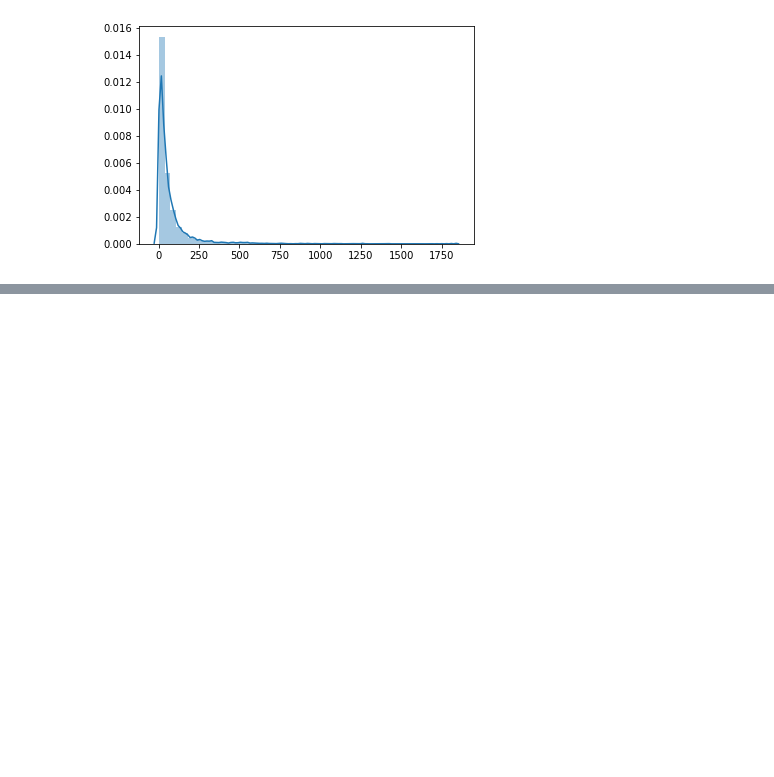
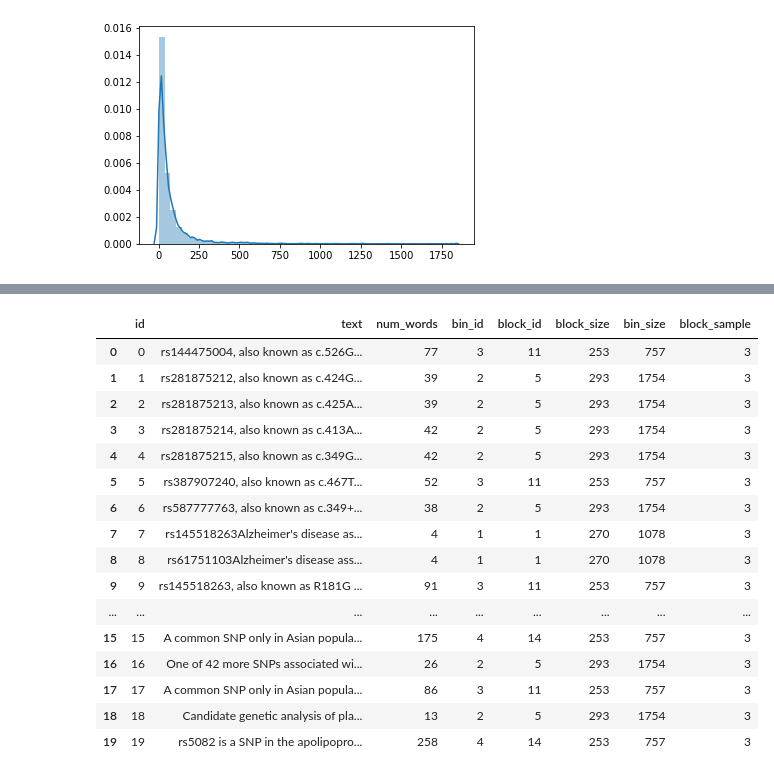
Before and after one commit to irbraun/snpedia-nlp, a Jupyter notebook: notebooks/stats.ipynb, the cells around one changed output, grey strips where cells are left out. Saved outputs shown, nothing was run; the diff lists cells and outputs as text; code cells hidden in the pictures; blank space fills up the shorter version.

Commit message:
bin and block splits

```diff
--- a/notebooks/stats.ipynb
+++ b/notebooks/stats.ipynb
@@ -59,0 +84,4 @@ For range 100 to 1000 there are 813
+# %%
+# Add a column indicating the number of words in each text.
+df["num_words"] = df["text"].map(lambda x: len(word_tokenize(x)))
+df.head(20)
@@ -59,0 +106,13 @@ For range 100 to 1000 there are 813
+# %%
+# The x value should be a particular integer, and the ranges should be a list of tuples of lower and upper bounds.
+in_range = lambda x,bounds: (x>=bounds[0] and x<bounds[1])
+in_ranges = lambda x,list_of_bounds_tuples: [in_range(x,bounds) for bounds in list_of_bounds_tuples]
+
+# Helpful function needed here for finding the index of the one true value in a boolean list.
+def index_of_true_value_in_list(bool_list):
+    assert sum(bool_list) == 1
+    return([i for i,x in enumerate(bool_list) if x][0])
+
+# Add a column indicating the ID for the bin that each text belongs in based on the number of words.
+df["bin_id"] = df["num_words"].map(lambda x: bin_ids_list[index_of_true_value_in_list(in_ranges(x,bounds_list))])
+df.head(20)
@@ -59,0 +137,55 @@ For range 100 to 1000 there are 813
+# %%
+# Obtain the one-to-many mapping from bin IDs to the IDs for each unique piece of text in the dataset.
+bin_ids_to_text_ids = dict(df.groupby("bin_id")["id"].apply(list))
+bin_ids_to_bin_quantities = {bin_id:len(text_ids) for bin_id,text_ids in bin_ids_to_text_ids.items()}
+
+
+
+
+text_ids_to_block_ids = {}
+first_block_id = 1
+block_id = first_block_id
+
+for bin_id,bin_qty in bin_ids_to_bin_quantities.items():
+
+    # Figuring out how many blocks are needed to cover this bin and how large each should be.
+    num_blocks_needed = math.ceil(bin_qty/max_block_size)
+    block_ids = range(block_id, block_id+num_blocks_needed)
+    min_block_size = math.floor(bin_qty/num_blocks_needed)
+    block_sizes = [min_block_size]*num_blocks_needed
+    leftovers = bin_qty-sum(block_sizes)
+    for i in range(leftovers):
+        block_sizes[i] = block_sizes[i]+1
+
+    # Make a mapping between all the text IDs for everything in this bin to corresponding new block IDs.
+    block_id_long_list = []
+    for block_id,block_size in zip(block_ids,block_sizes):
+        block_id_long_list.extend([block_id]*block_size)
+    text_ids_to_block_ids_inner = {text_id:block_id for text_id,block_id in zip(bin_ids_to_text_ids[bin_id],block_id_long_list)}
+    text_ids_to_block_ids.update(text_ids_to_block_ids_inner)
+    block_id = max(block_ids)+1
+
+# Add the column for block IDs, and figure out the number of texts in each bin and block.
+df["block_id"] = df["id"].map(text_ids_to_block_ids)
+df["block_size"] = df["block_id"].map(dict(df.groupby("block_id").size()))
+df["bin_size"] = df["bin_id"].map(dict(df.groupby("bin_id").size()))
+df["block_sample"] = df["block_size"].map(lambda x: math.ceil(x/num_surveys))
+df.head(20)
+# %% [output]
+|  | id | text | num_words | bin_id | block_id | block_size | bin_size | block_sample |
+| 0 | 0 | rs144475004, also known as c.526G... | 77 | 3 | 11 | 253 | 757 | 3 |
+| 1 | 1 | rs281875212, also known as c.424G... | 39 | 2 | 5 | 293 | 1754 | 3 |
+| 2 | 2 | rs281875213, also known as c.425A... | 39 | 2 | 5 | 293 | 1754 | 3 |
+| 3 | 3 | rs281875214, also known as c.413A... | 42 | 2 | 5 | 293 | 1754 | 3 |
+| 4 | 4 | rs281875215, also known as c.349G... | 42 | 2 | 5 | 293 | 1754 | 3 |
+| 5 | 5 | rs387907240, also known as c.467T... | 52 | 3 | 11 | 253 | 757 | 3 |
+| 6 | 6 | rs587777763, also known as c.349+... | 38 | 2 | 5 | 293 | 1754 | 3 |
+| 7 | 7 | rs145518263Alzheimer's disease as... | 4 | 1 | 1 | 270 | 1078 | 3 |
+| 8 | 8 | rs61751103Alzheimer's disease ass... | 4 | 1 | 1 | 270 | 1078 | 3 |
+| 9 | 9 | rs145518263, also known as R181G ... | 91 | 3 | 11 | 253 | 757 | 3 |
+| ... | ... | ... | ... | ... | ... | ... | ... | ... |
+| 15 | 15 | A common SNP only in Asian popula... | 175 | 4 | 14 | 253 | 757 | 3 |
+| 16 | 16 | One of 42 more SNPs associated wi... | 26 | 2 | 5 | 293 | 1754 | 3 |
+| 17 | 17 | A common SNP only in Asian popula... | 86 | 3 | 11 | 253 | 757 | 3 |
+| 18 | 18 | Candidate genetic analysis of pla... | 13 | 2 | 5 | 293 | 1754 | 3 |
+| 19 | 19 | rs5082 is a SNP in the apolipopro... | 258 | 4 | 14 | 253 | 757 | 3 |
```
Also changed, not shown: parts of 17 cells of this notebook.
